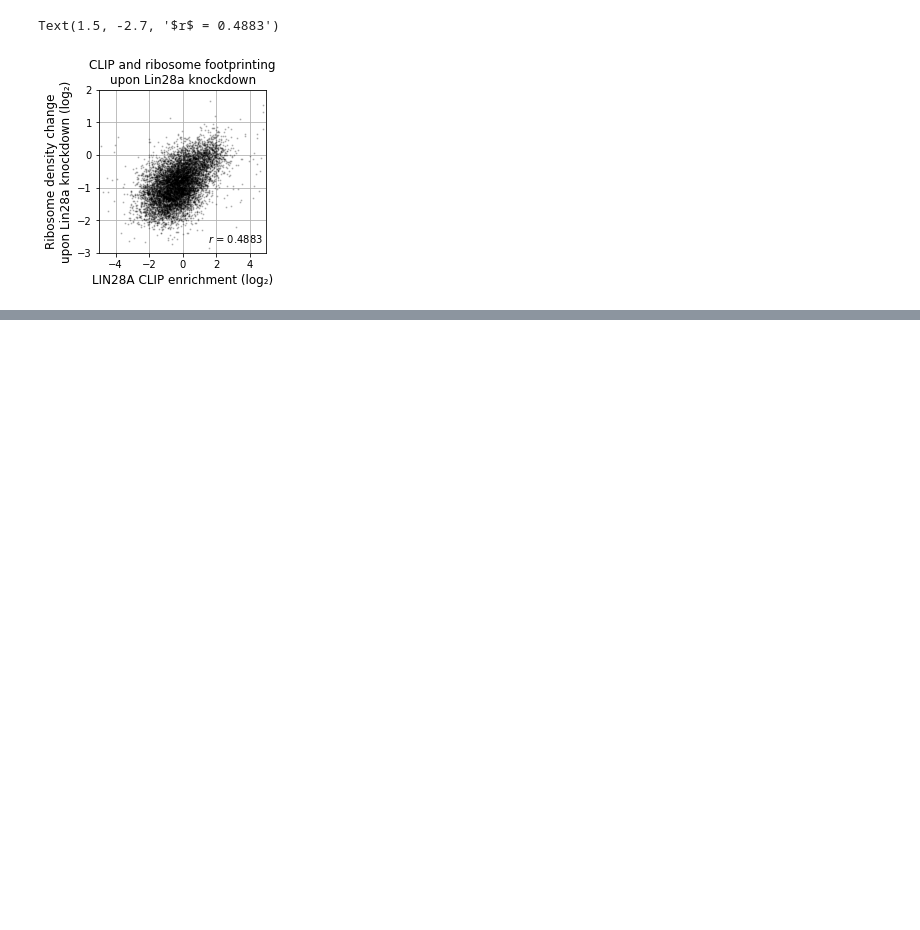
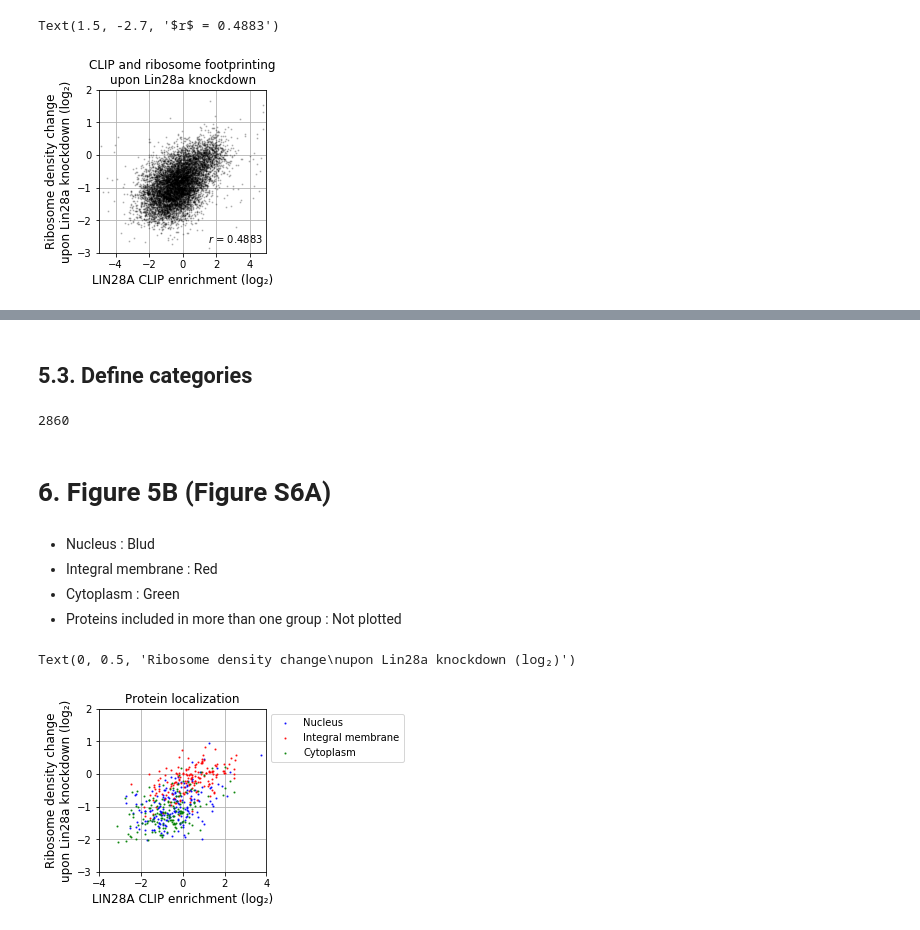
Before and after one commit to hyejun18/QBio-tutorial, a Jupyter notebook: Mission2. Samfile, Ribosome density, CLIP enrichment, and GO terms.ipynb, the cells around one changed output, grey strips where cells are left out. Cells and saved outputs as stored; diff of their text form; code cells hidden in the pictures; blank space fills up the shorter version.

Commit message:
Figure 5B

```diff
--- a/Mission2. Samfile, Ribosome density, CLIP enrichment, and GO terms.ipynb
+++ b/Mission2. Samfile, Ribosome density, CLIP enrichment, and GO terms.ipynb
@@ -221,0 +300,2 @@ to do
+# %% [markdown]
+## 5.3. Define categories
@@ -221,0 +308,49 @@ to do
+# %%
+stNucleus = set(dfGeneIdGo[dfGeneIdGo['Gene ontology (cellular component)'].apply(
+    lambda x: (NUCLEUS in x) and (MITOCHONDRIAL_MEMBRANE not in x)
+)]['#geneId'].to_list())
+# %%
+stIntegralMembrane = set(dfGeneIdGo[dfGeneIdGo['Gene ontology (cellular component)'].apply(
+    lambda x: (INTEGRAL_MEMBRANE in x) and (MITOCHONDRIAL_MEMBRANE not in x)
+)]['#geneId'].to_list())
+# %%
+stCytoplasm = set(dfGeneIdGo[dfGeneIdGo['Gene ontology (cellular component)'].apply(
+    lambda x: (CYTOPLASM in x) and (MITOCHONDRIAL_MEMBRANE not in x)
+)]['#geneId'].to_list())
+# %%
+stRedundant = (stNucleus & stIntegralMembrane) | (stNucleus & stCytoplasm) | (stCytoplasm & stIntegralMembrane)
+# %%
+len(stRedundant)
+# %% [output]
+2860
+# %% [markdown]
+# 6. Figure 5B (Figure S6A)
+# %% [markdown]
++ Nucleus : Blud
++ Integral membrane : Red
++ Cytoplasm : Green
++ Proteins included in more than one group : Not plotted
+# %%
+fig5, axb = plt.subplots(nrows=1, ncols=1, figsize=(3,3))
+
+for local, colour, name in zip([stNucleus, stIntegralMembrane , stCytoplasm],
+                               ['blue', 'red', 'green'],
+                               ['Nucleus', 'Integral membrane', 'Cytoplasm']):
+    axb.scatter(
+        # index == GeneName|GeneID == i.e. Rpl7|ENSMUSG00000043716.14
+        x=dfLfc[dfLfc['index'].apply(lambda x: x.split('|')[1] in (local - stRedundant))]['clip-enrich'].to_list()[::7],
+        y=dfLfc[dfLfc['index'].apply(lambda x: x.split('|')[1] in (local - stRedundant))]['rib-density-change'].to_list()[::7],
+        s=1.2, alpha=0.8, color=colour, label=name, zorder=10
+    )
+axb.legend(loc='upper left', bbox_to_anchor=(1, 1))
+axb.set_xlim(-4, 4)
+axb.set_ylim(-3, 2)
+
+axb.grid(axis='both', zorder=1)
+
+axb.set_title('Protein localization', fontsize=12)
+axb.set_xlabel('LIN28A CLIP enrichment (log\u2082)', fontsize=12)
+axb.set_ylabel('Ribosome density change\nupon Lin28a knockdown (log\u2082)', fontsize=12)
+# %% [output]
+Text(0, 0.5, 'Ribosome density change\nupon Lin28a knockdown (log₂)')
+[figure, added]
```
Also changed, not shown: parts of 26 cells of this notebook.
